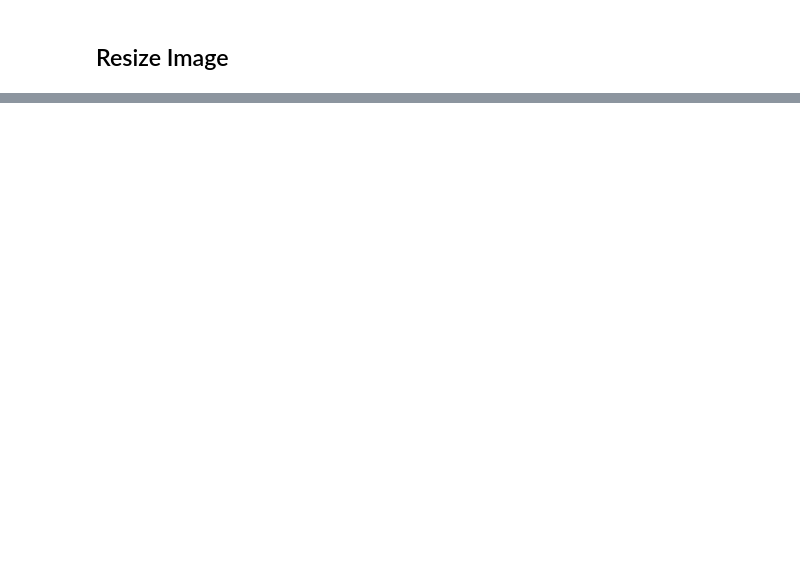
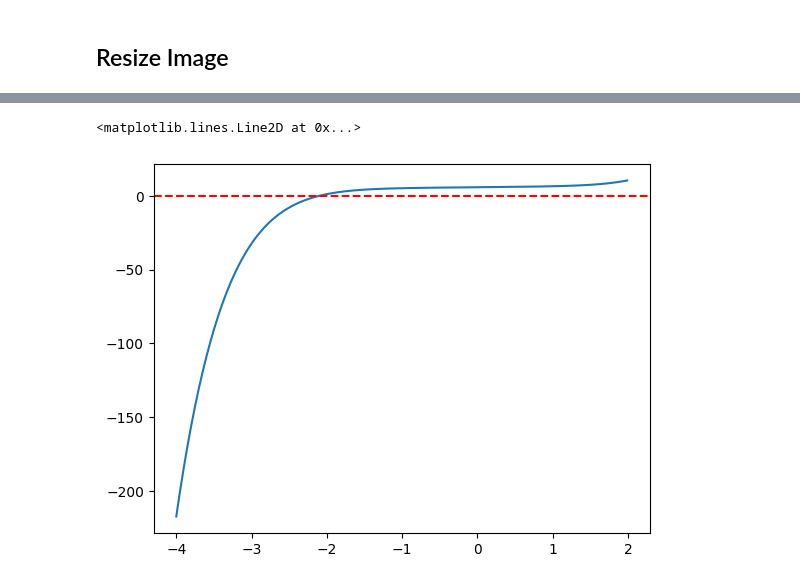
Before and after one commit to omarfarukof/Tutorials, a Jupyter notebook: Lectuer 1 Introduction & Images.ipynb, the cells around one changed output, grey strips where cells are left out. Drawn from its saved outputs; the diff is of its cells as text; code cells hidden in the pictures; blank space fills up the shorter version.

```diff
--- a/Lectuer 1 Introduction & Images.ipynb
+++ b/Lectuer 1 Introduction & Images.ipynb
@@ -98,0 +268,9 @@ True
+# %%
+v = np.arange( -4 , 2 , 0.01)
+i = 0.01*v**7 + 0.05*v**5 + 0.1*v**3 + 0.5*v - 0.595 *(-10)
+
+plt.plot(v , i)
+plt.axhline(y=0, color='red', linestyle='--', label='f = 1')
+# %% [output]
+<matplotlib.lines.Line2D at 0x...>
+[figure, added]
```
Also changed, not shown: parts of 46 cells of this notebook, 2 other files.
